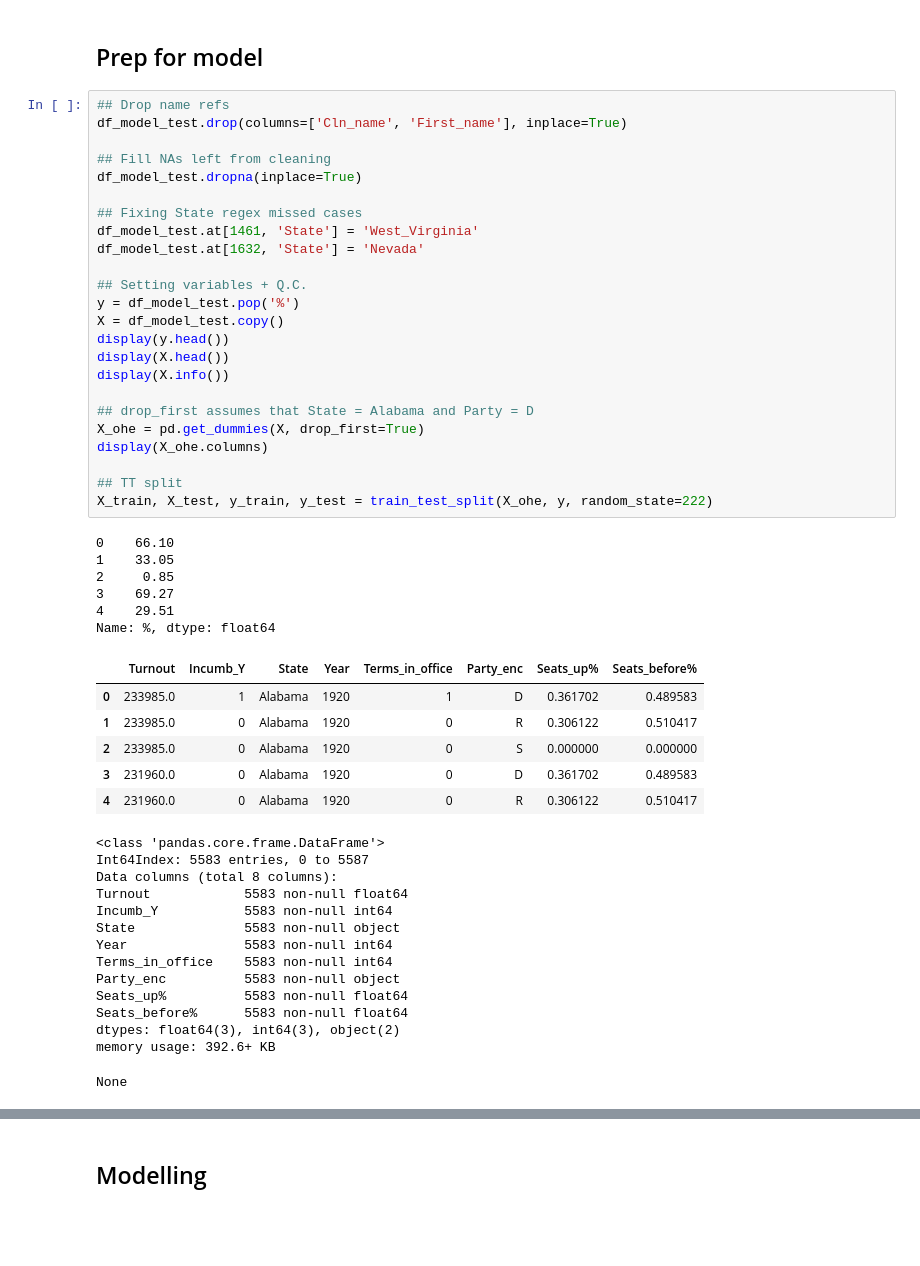
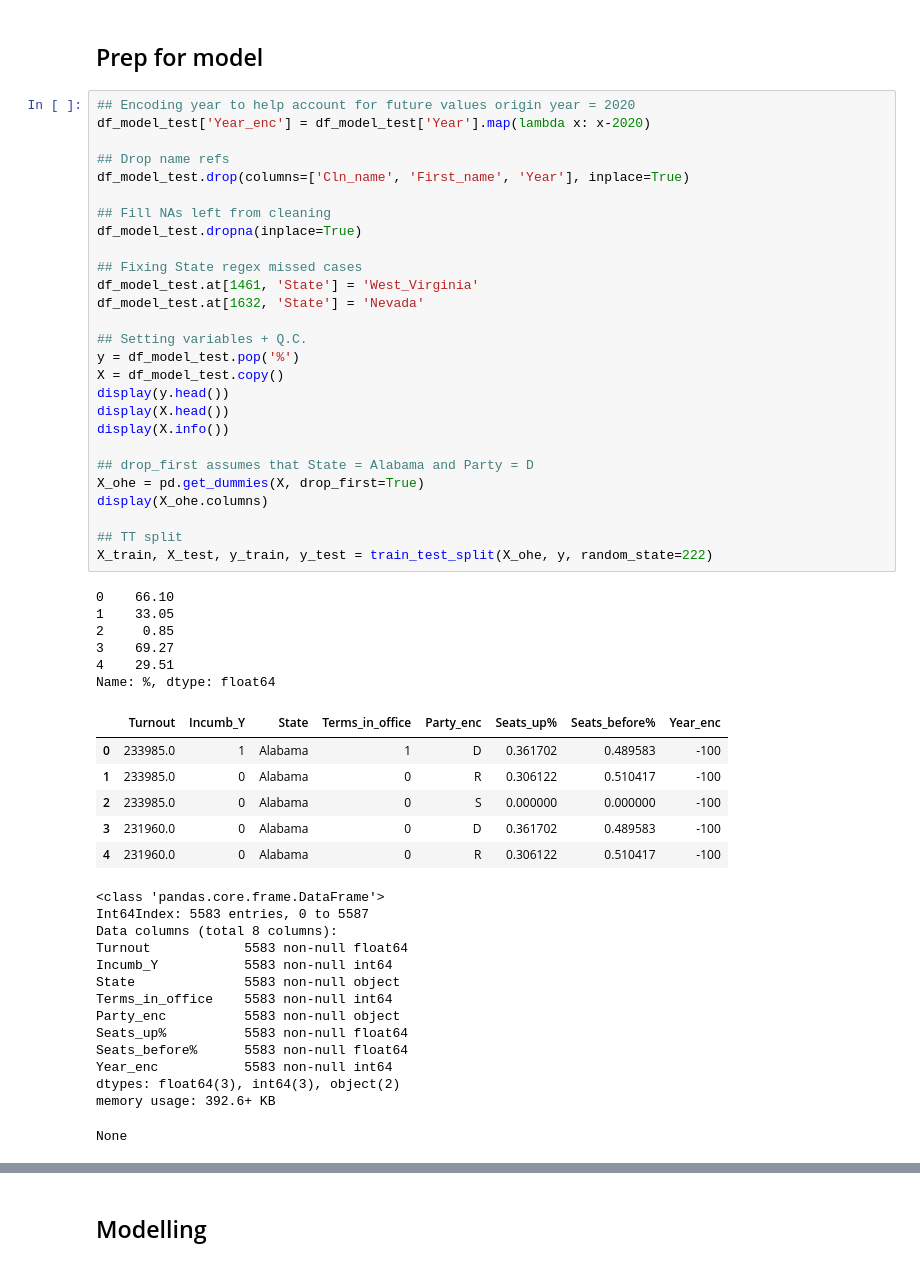
Before and after one commit to dfuller22/US_Senate_Election_Predictor, a Jupyter notebook: EDA_and_Modeling.ipynb, the cells around one changed output, grey strips where cells are left out. Drawn from its saved outputs; the diff is of its cells as text; blank space fills up the shorter version.

```diff
--- a/EDA_and_Modeling.ipynb
+++ b/EDA_and_Modeling.ipynb
@@ -202,53 +203,56 @@ Int64Index([0, 1], dtype='int64', name='Incumb_Y')
 # %% [markdown]
 ## Prep for model
 # %%
+## Encoding year to help account for future values origin year = 2020
+df_model_test['Year_enc'] = df_model_test['Year'].map(lambda x: x-2020)
+
 ## Drop name refs
-df_model_test.drop(columns=['Cln_name', 'First_name'], inplace=True)
+df_model_test.drop(columns=['Cln_name', 'First_name', 'Year'], inplace=True)
 
 ## Fill NAs left from cleaning
 df_model_test.dropna(inplace=True)
 
 ## Fixing State regex missed cases
 df_model_test.at[1461, 'State'] = 'West_Virginia'
 df_model_test.at[1632, 'State'] = 'Nevada'
 
 ## Setting variables + Q.C.
 y = df_model_test.pop('%')
 X = df_model_test.copy()
 display(y.head())
 display(X.head())
 display(X.info())
 
 ## drop_first assumes that State = Alabama and Party = D
 X_ohe = pd.get_dummies(X, drop_first=True)
 display(X_ohe.columns)
 
 ## TT split
 X_train, X_test, y_train, y_test = train_test_split(X_ohe, y, random_state=222)
 # %% [output]
 0    66.10
 1    33.05
 2     0.85
 3    69.27
 4    29.51
 Name: %, dtype: float64
-|  | Turnout | Incumb_Y | State | Year | Terms_in_office | Party_enc | Seats_up% | Seats_before% |
-| 0 | 233985.0 | 1 | Alabama | 1920 | 1 | D | 0.361702 | 0.489583 |
-| 1 | 233985.0 | 0 | Alabama | 1920 | 0 | R | 0.306122 | 0.510417 |
-| 2 | 233985.0 | 0 | Alabama | 1920 | 0 | S | 0.000000 | 0.000000 |
-| 3 | 231960.0 | 0 | Alabama | 1920 | 0 | D | 0.361702 | 0.489583 |
-| 4 | 231960.0 | 0 | Alabama | 1920 | 0 | R | 0.306122 | 0.510417 |
+|  | Turnout | Incumb_Y | State | Terms_in_office | Party_enc | Seats_up% | Seats_before% | Year_enc |
+| 0 | 233985.0 | 1 | Alabama | 1 | D | 0.361702 | 0.489583 | -100 |
+| 1 | 233985.0 | 0 | Alabama | 0 | R | 0.306122 | 0.510417 | -100 |
+| 2 | 233985.0 | 0 | Alabama | 0 | S | 0.000000 | 0.000000 | -100 |
+| 3 | 231960.0 | 0 | Alabama | 0 | D | 0.361702 | 0.489583 | -100 |
+| 4 | 231960.0 | 0 | Alabama | 0 | R | 0.306122 | 0.510417 | -100 |
 <class 'pandas.core.frame.DataFrame'>
 Int64Index: 5583 entries, 0 to 5587
 Data columns (total 8 columns):
 Turnout            5583 non-null float64
 Incumb_Y           5583 non-null int64
 State              5583 non-null object
-Year               5583 non-null int64
 Terms_in_office    5583 non-null int64
 Party_enc          5583 non-null object
 Seats_up%          5583 non-null float64
 Seats_before%      5583 non-null float64
+Year_enc           5583 non-null int64
 dtypes: float64(3), int64(3), object(2)
 memory usage: 392.6+ KB
 None
```
Also changed, not shown: parts of 62 cells of this notebook, 5 other files.
